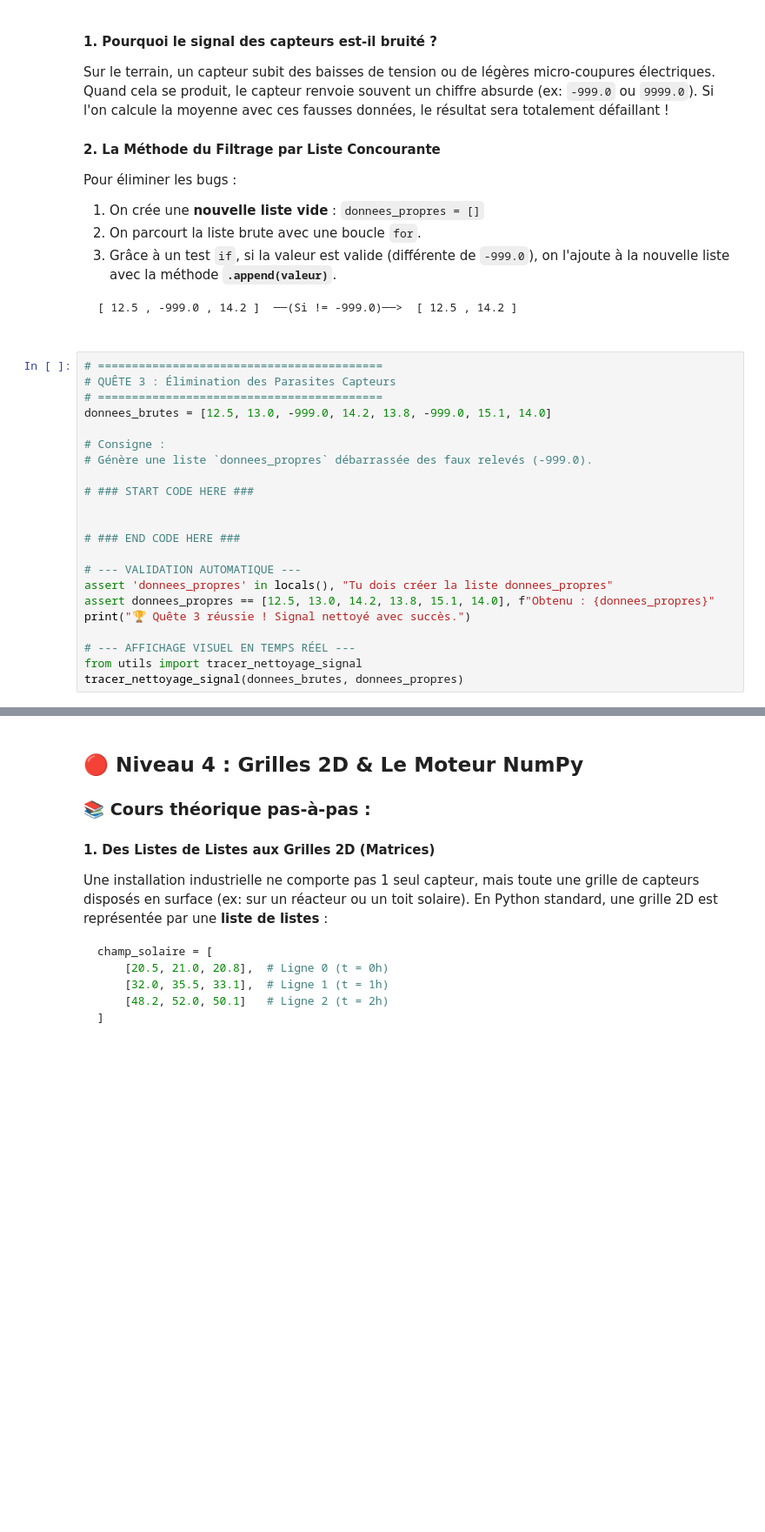
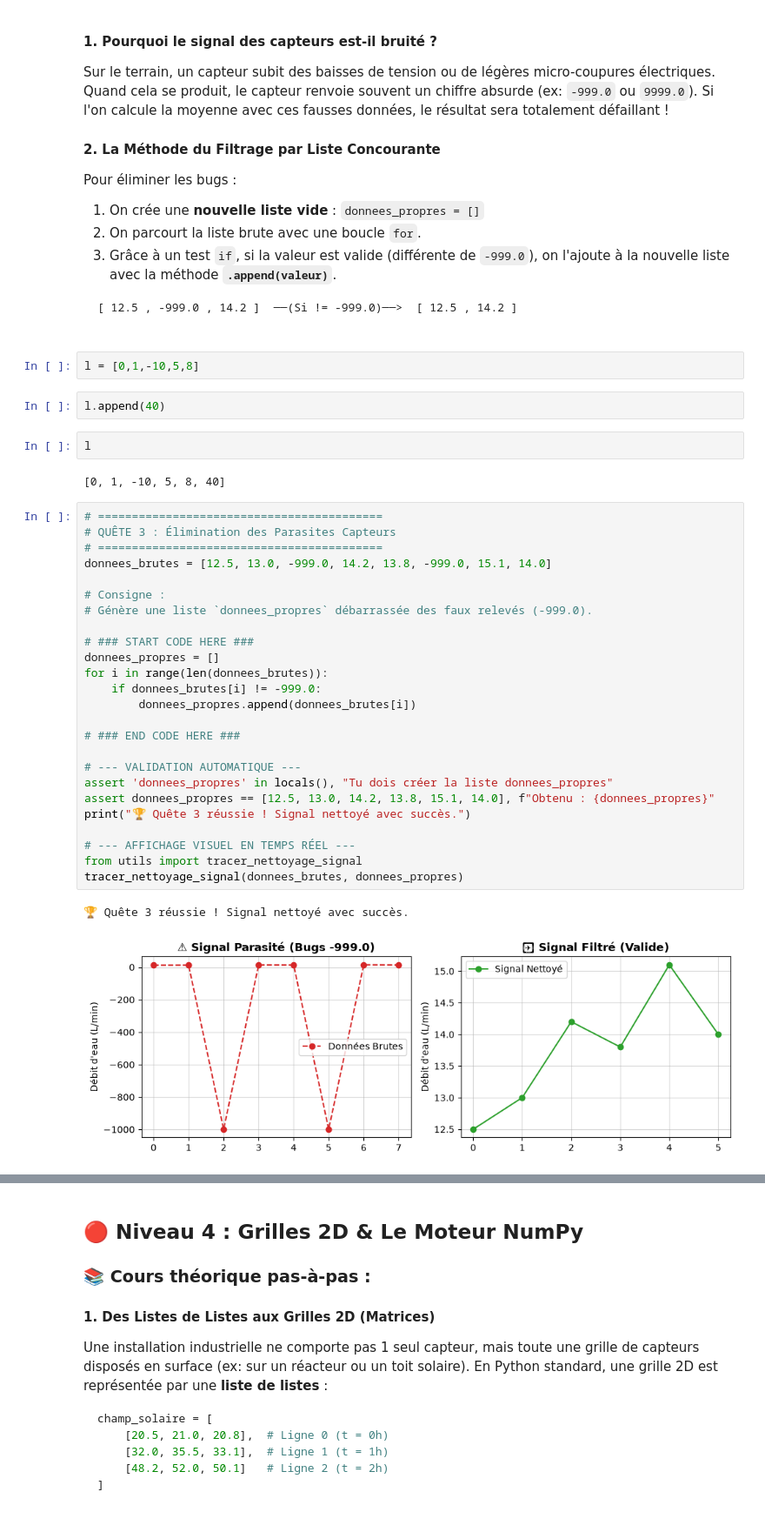
Before and after one commit to diabateyoussouf/formation_python, a Jupyter notebook: Projet_01_IoT_Energie/projet_01.ipynb, the cells around one changed output, grey strips where cells are left out. Shown at 87% size. Drawn from its saved outputs; the diff is of its cells as text; blank space fills up the shorter version.

````diff
--- a/Projet_01_IoT_Energie/projet_01.ipynb
+++ b/Projet_01_IoT_Energie/projet_01.ipynb
@@ -196,25 +284,39 @@ Pour éliminer les bugs :
 
 ```text
 [ 12.5 , -999.0 , 14.2 ]  ──(Si != -999.0)──>  [ 12.5 , 14.2 ]
+# %%
+l = [0,1,-10,5,8]
+# %%
+l.append(40)
+# %%
+l
+# %% [output]
+[0, 1, -10, 5, 8, 40]
 # %%
 # ==========================================
 # QUÊTE 3 : Élimination des Parasites Capteurs
 # ==========================================
 donnees_brutes = [12.5, 13.0, -999.0, 14.2, 13.8, -999.0, 15.1, 14.0]
 
 # Consigne :
 # Génère une liste `donnees_propres` débarrassée des faux relevés (-999.0).
 
 # ### START CODE HERE ###
-
+donnees_propres = []
+for i in range(len(donnees_brutes)):
+    if donnees_brutes[i] != -999.0:
+        donnees_propres.append(donnees_brutes[i])
 
 # ### END CODE HERE ###
 
 # --- VALIDATION AUTOMATIQUE ---
 assert 'donnees_propres' in locals(), "Tu dois créer la liste donnees_propres"
 assert donnees_propres == [12.5, 13.0, 14.2, 13.8, 15.1, 14.0], f"Obtenu : {donnees_propres}"
 print("🏆 Quête 3 réussie ! Signal nettoyé avec succès.")
 
 # --- AFFICHAGE VISUEL EN TEMPS RÉEL ---
 from utils import tracer_nettoyage_signal
 tracer_nettoyage_signal(donnees_brutes, donnees_propres)
+# %% [output]
+🏆 Quête 3 réussie ! Signal nettoyé avec succès.
+[figure, added]
````
Also changed, not shown: parts of 25 cells of this notebook, 3 other files.
